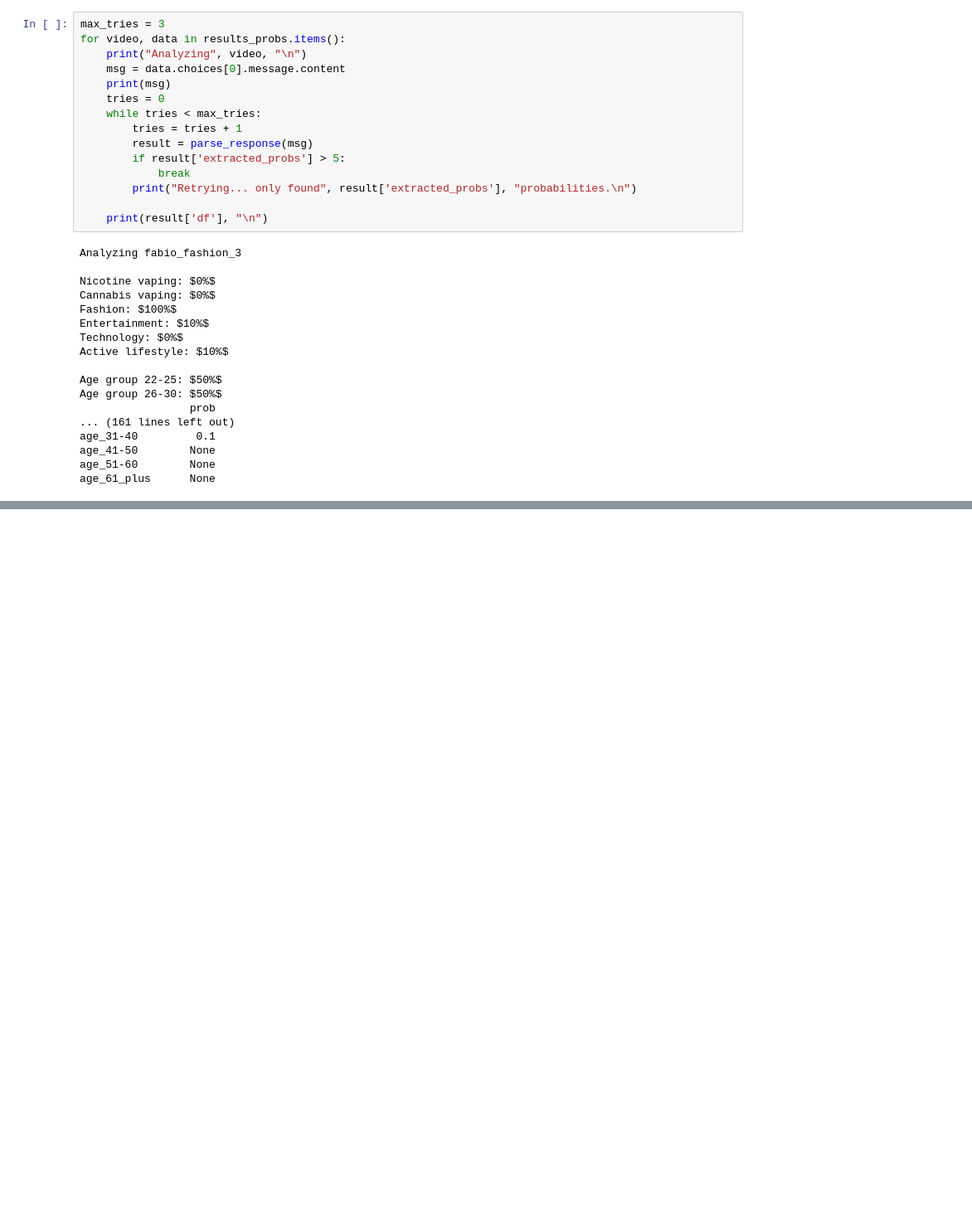
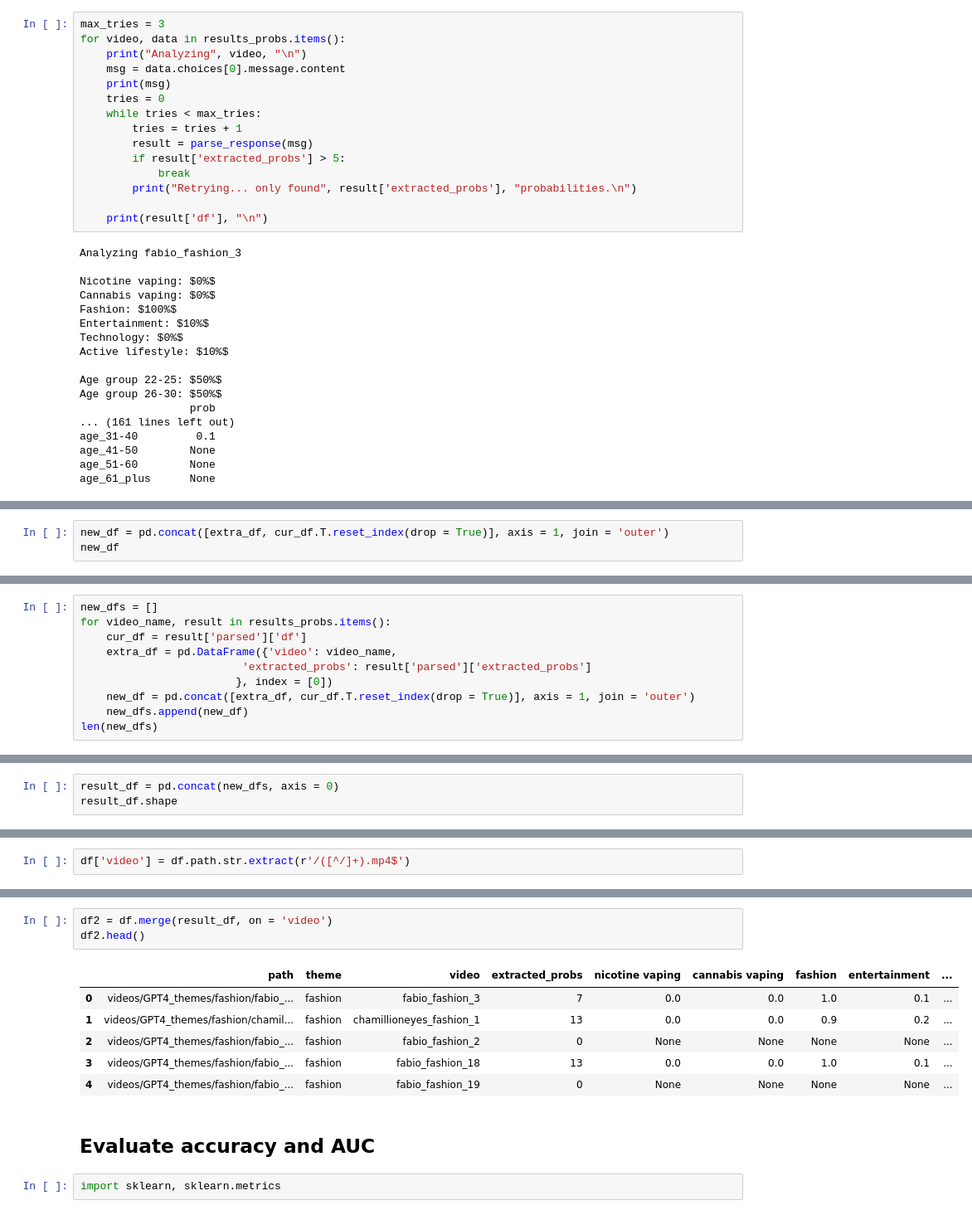
Before and after one commit to e-cigarette-marketing-ml/vaping-gpt, a Jupyter notebook: video.ipynb, the cells around one changed output, grey strips where cells are left out. Shown at 83% size. Drawn from its saved outputs; the diff is of its cells as text; blank space fills up the shorter version.

Commit message:
basic theme validation is working

```diff
--- a/video.ipynb
+++ b/video.ipynb
@@ -464,0 +495,3 @@ Next steps:
+# %%
+new_df = pd.concat([extra_df, cur_df.T.reset_index(drop = True)], axis = 1, join = 'outer')
+new_df
@@ -464,0 +501,10 @@ Next steps:
+# %%
+new_dfs = []
+for video_name, result in results_probs.items():
+    cur_df = result['parsed']['df']
+    extra_df = pd.DataFrame({'video': video_name,
+                         'extracted_probs': result['parsed']['extracted_probs']
+                        }, index = [0])
+    new_df = pd.concat([extra_df, cur_df.T.reset_index(drop = True)], axis = 1, join = 'outer')
+    new_dfs.append(new_df)
+len(new_dfs)
@@ -464,0 +513,3 @@ Next steps:
+# %%
+result_df = pd.concat(new_dfs, axis = 0)
+result_df.shape
@@ -464,0 +550,2 @@ Next steps:
+# %%
+df['video'] = df.path.str.extract(r'/([^/]+).mp4$')
@@ -464,0 +571,14 @@ Next steps:
+# %%
+df2 = df.merge(result_df, on = 'video')
+df2.head()
+# %% [output]
+|  | path | theme | video | extracted_probs | nicotine vaping | cannabis vaping | fashion | entertainment | ... |
+| 0 | videos/GPT4_themes/fashion/fabio_... | fashion | fabio_fashion_3 | 7 | 0.0 | 0.0 | 1.0 | 0.1 | ... |
+| 1 | videos/GPT4_themes/fashion/chamil... | fashion | chamillioneyes_fashion_1 | 13 | 0.0 | 0.0 | 0.9 | 0.2 | ... |
+| 2 | videos/GPT4_themes/fashion/fabio_... | fashion | fabio_fashion_2 | 0 | None | None | None | None | ... |
+| 3 | videos/GPT4_themes/fashion/fabio_... | fashion | fabio_fashion_18 | 13 | 0.0 | 0.0 | 1.0 | 0.1 | ... |
+| 4 | videos/GPT4_themes/fashion/fabio_... | fashion | fabio_fashion_19 | 0 | None | None | None | None | ... |
+# %% [markdown]
+## Evaluate accuracy and AUC
+# %%
+import sklearn, sklearn.metrics
```
Also changed, not shown: parts of 27 cells of this notebook.
